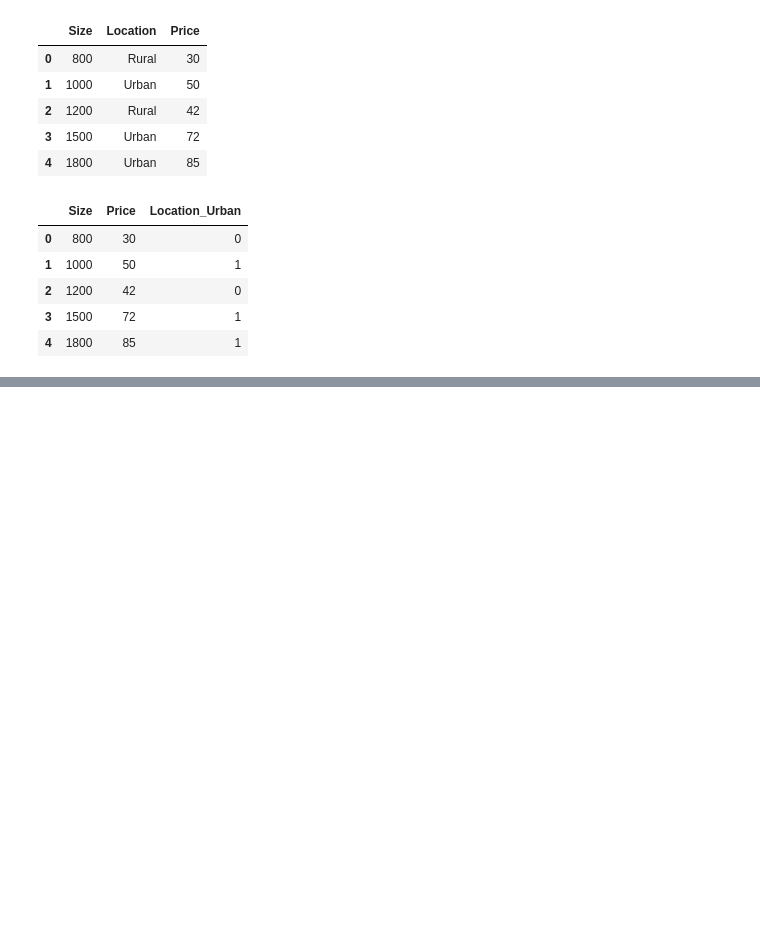
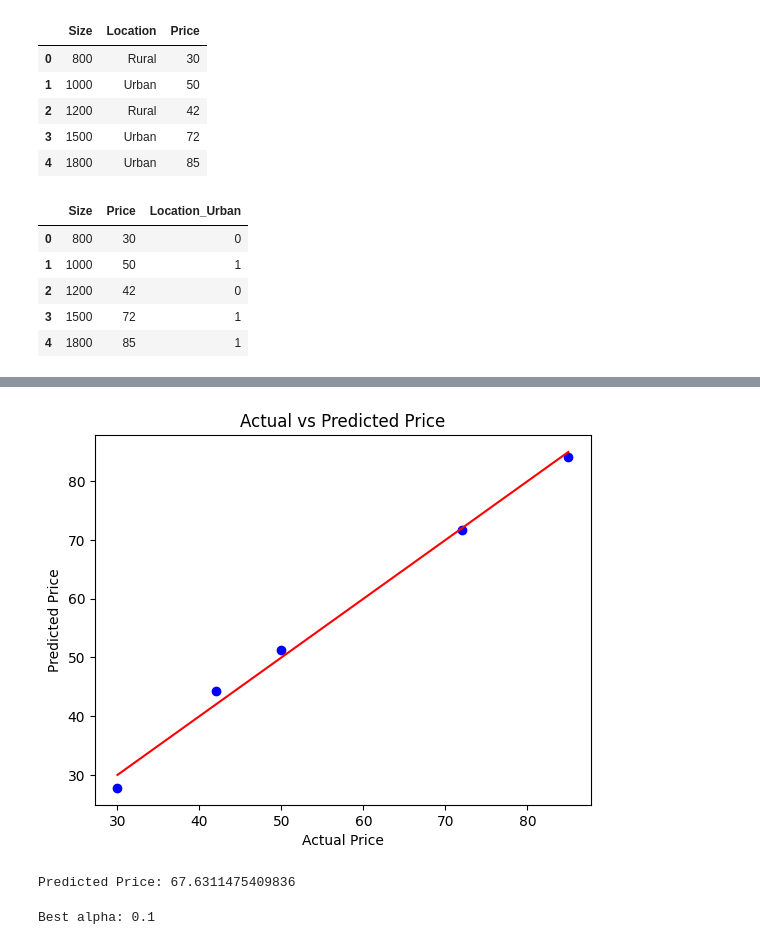
Before and after one commit to akshudurairaj/Applied-Machine-Learning, a Jupyter notebook: AML_Linear_regression.ipynb, the cells around one changed output, grey strips where cells are left out. Saved outputs shown, nothing was run; the diff lists cells and outputs as text; code cells hidden in the pictures; blank space fills up the shorter version.

```diff
--- a/AML_Linear_regression.ipynb
+++ b/AML_Linear_regression.ipynb
@@ -255,0 +306,24 @@ df_encoded
+# %%
+import matplotlib.pyplot as plt
+
+y_pred = model.predict(X)
+
+plt.scatter(y, y_pred, color="blue")
+
+# Perfect prediction line
+plt.plot([y.min(), y.max()], [y.min(), y.max()], color="red")
+
+plt.xlabel("Actual Price")
+plt.ylabel("Predicted Price")
+plt.title("Actual vs Predicted Price")
+
+plt.show()
+# %% [output]
+[figure, added]
+# %%
+new_house = [[1400, 1]]
+prediction = model.predict(new_house)
+
+print("Predicted Price:", prediction[0])
+# %% [output]
+Predicted Price: 67.6311475409836
@@ -255,0 +342,11 @@ df_encoded
+# %%
+from sklearn.linear_model import RidgeCV
+from sklearn.pipeline import make_pipeline
+from sklearn.preprocessing import StandardScaler
+
+model = make_pipeline(StandardScaler(),RidgeCV(alphas=[0.1,1.0,10.0]))
+model.fit(X_train,y_train)
+ridge_model = model.named_steps["ridgecv"]
+print("Best alpha:",ridge_model.alpha_)
+# %% [output]
+Best alpha: 0.1
```
Also changed, not shown: parts of 20 cells of this notebook.
